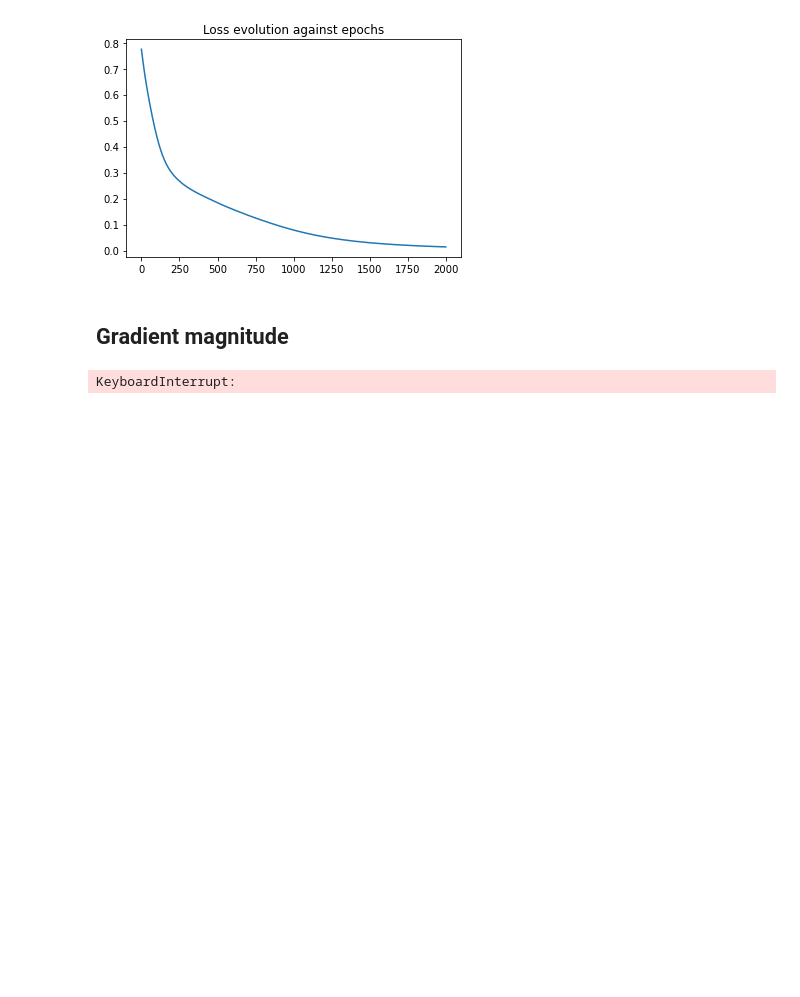
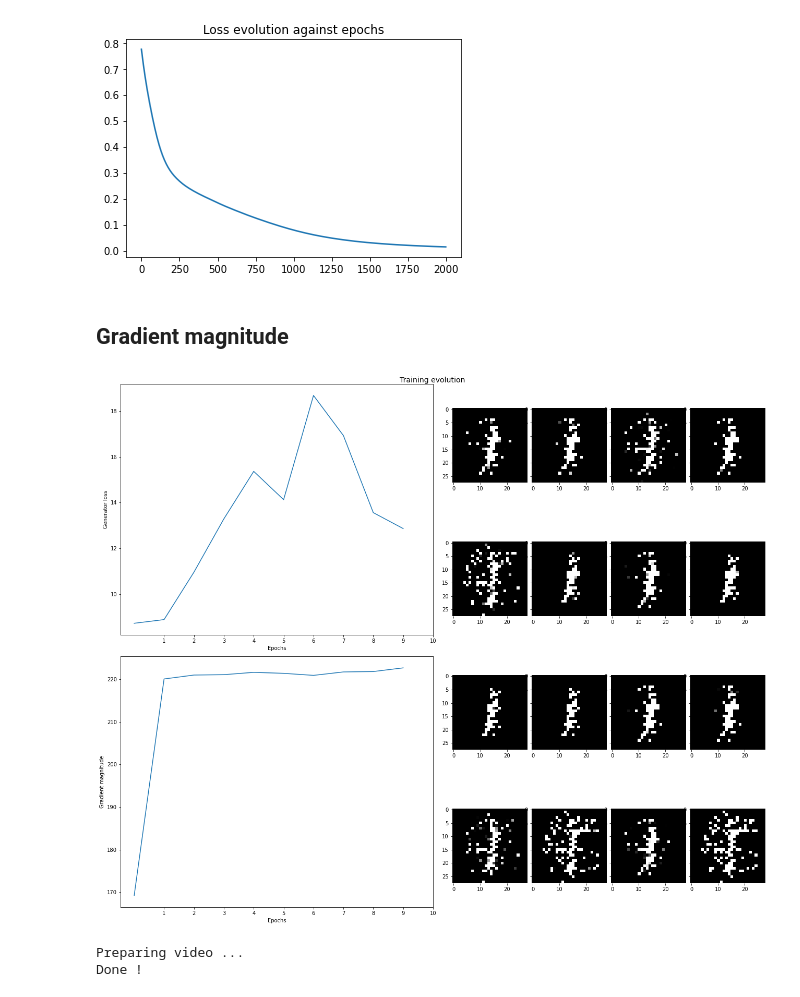
Before and after one commit to AmineCh1/NavGan, a Jupyter notebook: images/notebook.ipynb, the cells around one changed output. Cells and saved outputs as stored; diff of their text form; code cells hidden in the pictures; blank space fills up the shorter version.

Commit message:
Added color for datasets and working image dashboard

```diff
--- a/images/notebook.ipynb
+++ b/images/notebook.ipynb
@@ -89,8 +89,10 @@ Text(0.5, 1.0, 'Loss evolution against epochs')
 import generator
 # %matplotlib notebook
 # %%
-trainer = generator.Trainer(eps=20)
+trainer = generator.Trainer(eps=10,batch_size = 64)
 trainer.cuda()
 trainer.train()
 # %% [output]
+[figure, added]
-KeyboardInterrupt:
+Preparing video ...
+Done !
```
Also changed, not shown: 4 other files.
